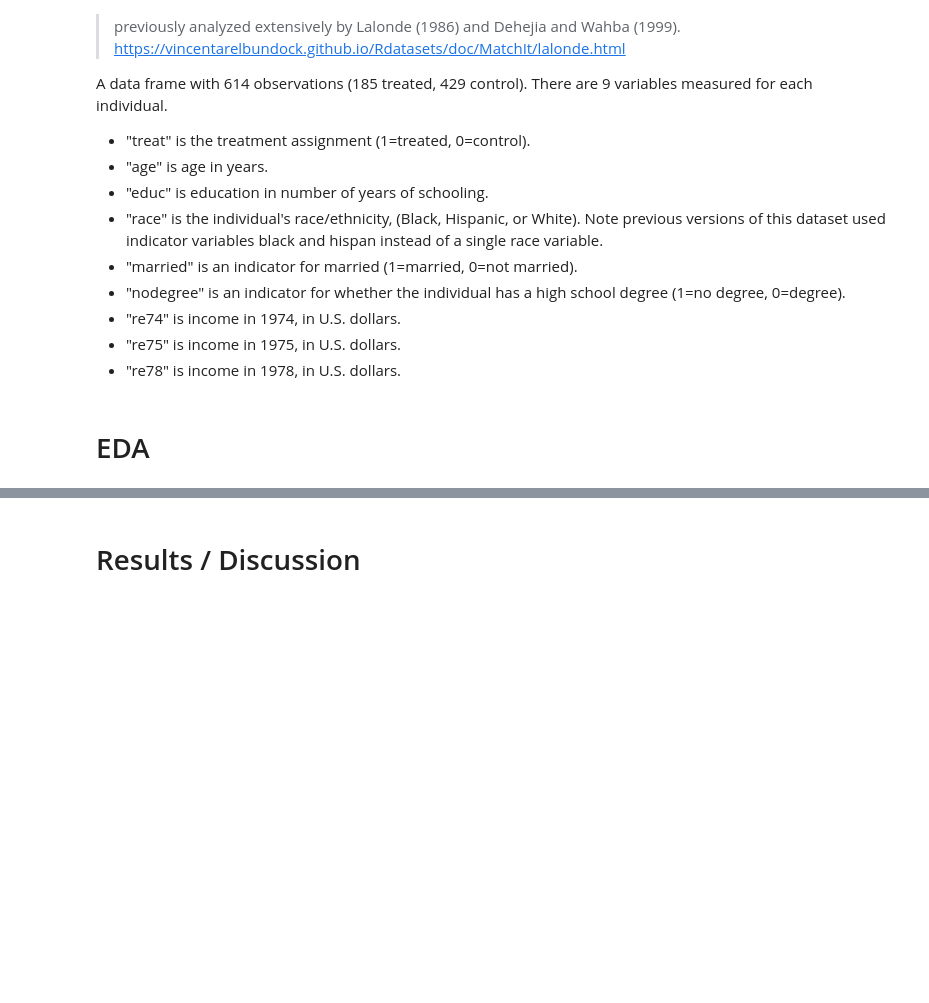
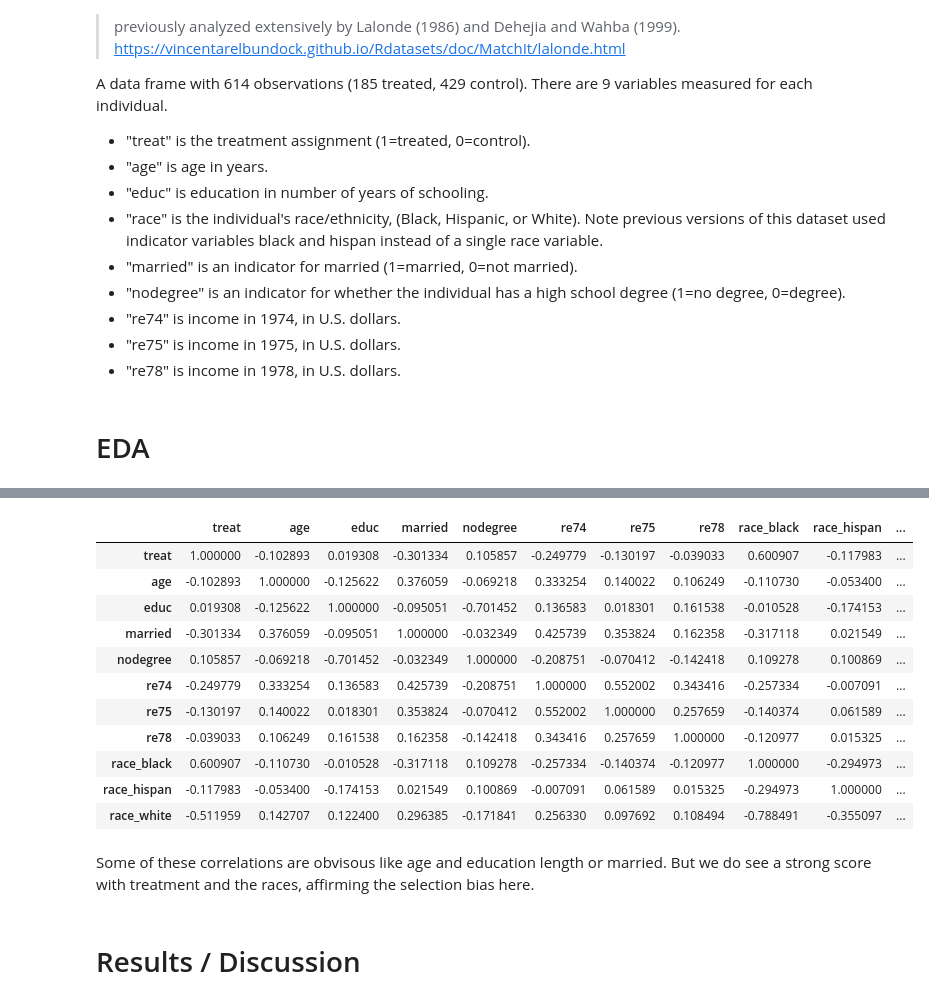
Before and after one commit to anicholson6/Personal-Portfolio, a Jupyter notebook: propensity/propensity_score_match.ipynb, the cells around one changed output, grey strips where cells are left out. Cells and saved outputs as stored; diff of their text form; code cells hidden in the pictures; blank space fills up the shorter version.

```diff
--- a/propensity/propensity_score_match.ipynb
+++ b/propensity/propensity_score_match.ipynb
@@ -28,3 +111,20 @@ A data frame with 614 observations (185 treated, 429 control). There are 9 varia
+# %%
+corr
+# %% [output]
+|  | treat | age | educ | married | nodegree | re74 | re75 | re78 | race_black | race_hispan | ... |
+| treat | 1.000000 | -0.102893 | 0.019308 | -0.301334 | 0.105857 | -0.249779 | -0.130197 | -0.039033 | 0.600907 | -0.117983 | ... |
+| age | -0.102893 | 1.000000 | -0.125622 | 0.376059 | -0.069218 | 0.333254 | 0.140022 | 0.106249 | -0.110730 | -0.053400 | ... |
+| educ | 0.019308 | -0.125622 | 1.000000 | -0.095051 | -0.701452 | 0.136583 | 0.018301 | 0.161538 | -0.010528 | -0.174153 | ... |
+| married | -0.301334 | 0.376059 | -0.095051 | 1.000000 | -0.032349 | 0.425739 | 0.353824 | 0.162358 | -0.317118 | 0.021549 | ... |
+| nodegree | 0.105857 | -0.069218 | -0.701452 | -0.032349 | 1.000000 | -0.208751 | -0.070412 | -0.142418 | 0.109278 | 0.100869 | ... |
+| re74 | -0.249779 | 0.333254 | 0.136583 | 0.425739 | -0.208751 | 1.000000 | 0.552002 | 0.343416 | -0.257334 | -0.007091 | ... |
+| re75 | -0.130197 | 0.140022 | 0.018301 | 0.353824 | -0.070412 | 0.552002 | 1.000000 | 0.257659 | -0.140374 | 0.061589 | ... |
+| re78 | -0.039033 | 0.106249 | 0.161538 | 0.162358 | -0.142418 | 0.343416 | 0.257659 | 1.000000 | -0.120977 | 0.015325 | ... |
+| race_black | 0.600907 | -0.110730 | -0.010528 | -0.317118 | 0.109278 | -0.257334 | -0.140374 | -0.120977 | 1.000000 | -0.294973 | ... |
+| race_hispan | -0.117983 | -0.053400 | -0.174153 | 0.021549 | 0.100869 | -0.007091 | 0.061589 | 0.015325 | -0.294973 | 1.000000 | ... |
+| race_white | -0.511959 | 0.142707 | 0.122400 | 0.296385 | -0.171841 | 0.256330 | 0.097692 | 0.108494 | -0.788491 | -0.355097 | ... |
+# %% [markdown]
+Some of these correlations are obvisous like age and education length or married. But we do see a strong score with treatment and the races, affirming the selection bias here.
 # %% [markdown]
 # Results / Discussion
 # %% [markdown]
```
Also changed, not shown: parts of 7 cells of this notebook.
